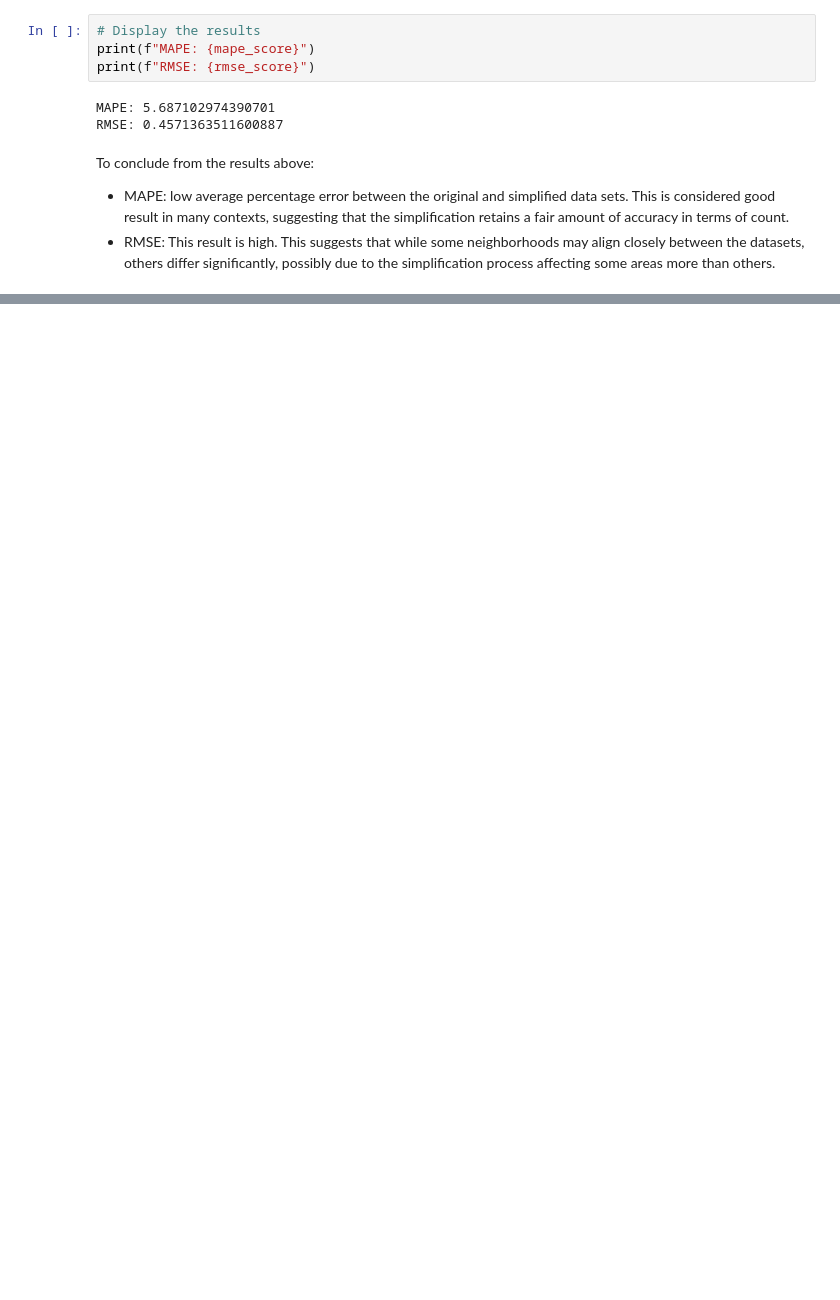
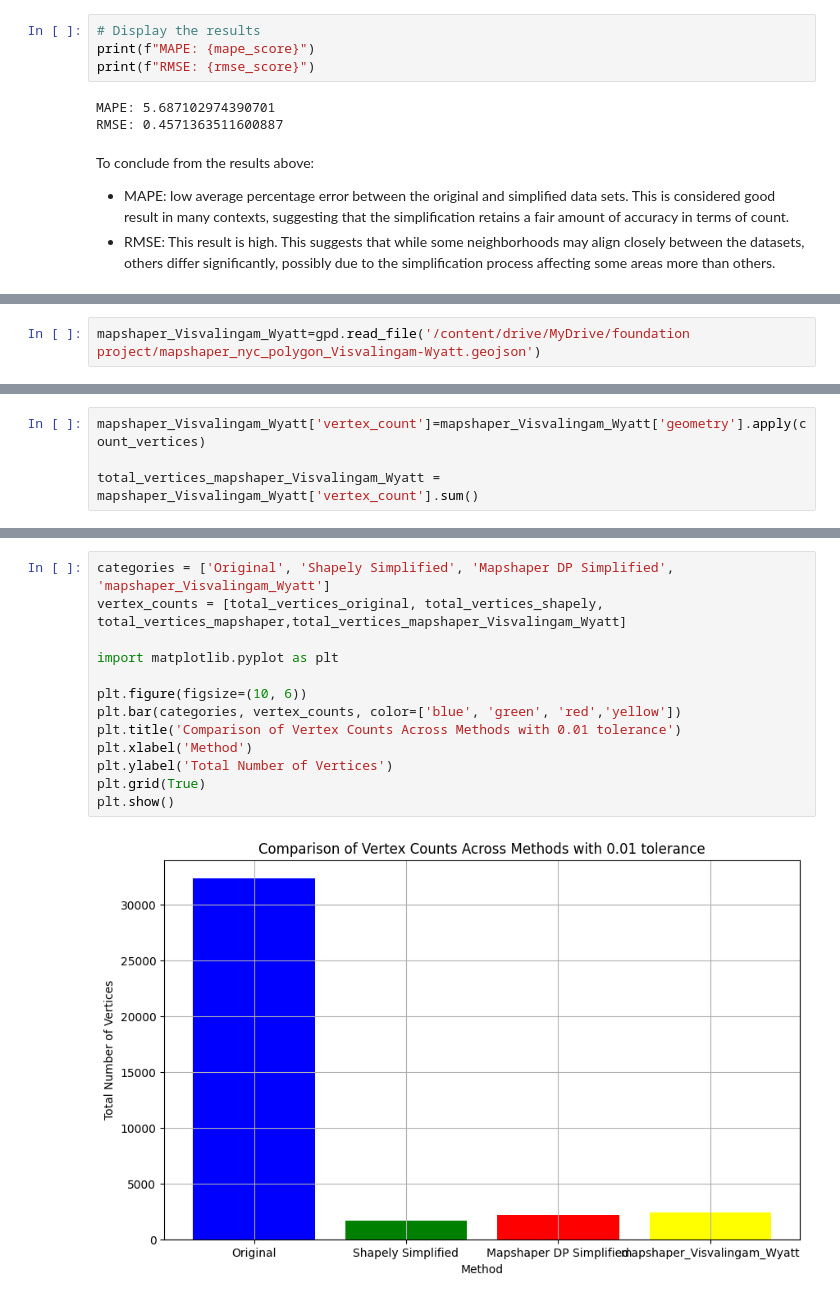
Before and after one commit to Dr-Isam-ALJAWARNEH/ds-project-line-simplification-spatial-join, a Jupyter notebook: starting-code/project_my_code.ipynb, the cells around one changed output, grey strips where cells are left out. Drawn from its saved outputs; the diff is of its cells as text; blank space fills up the shorter version.

```diff
--- a/starting-code/project_my_code.ipynb
+++ b/starting-code/project_my_code.ipynb
@@ -851,0 +851,2 @@ To conclude from the results above:
+# %%
+mapshaper_Visvalingam_Wyatt=gpd.read_file('/content/drive/MyDrive/foundation project/mapshaper_nyc_polygon_Visvalingam-Wyatt.geojson')
@@ -851,0 +870,4 @@ To conclude from the results above:
+# %%
+mapshaper_Visvalingam_Wyatt['vertex_count']=mapshaper_Visvalingam_Wyatt['geometry'].apply(count_vertices)
+
+total_vertices_mapshaper_Visvalingam_Wyatt = mapshaper_Visvalingam_Wyatt['vertex_count'].sum()
@@ -851,0 +884,15 @@ To conclude from the results above:
+# %%
+categories = ['Original', 'Shapely Simplified', 'Mapshaper DP Simplified', 'mapshaper_Visvalingam_Wyatt']
+vertex_counts = [total_vertices_original, total_vertices_shapely, total_vertices_mapshaper,total_vertices_mapshaper_Visvalingam_Wyatt]
+
+import matplotlib.pyplot as plt
+
+plt.figure(figsize=(10, 6))
+plt.bar(categories, vertex_counts, color=['blue', 'green', 'red','yellow'])
+plt.title('Comparison of Vertex Counts Across Methods with 0.01 tolerance')
+plt.xlabel('Method')
+plt.ylabel('Total Number of Vertices')
+plt.grid(True)
+plt.show()
+# %% [output]
+[figure, added]
```
Also changed, not shown: parts of 33 cells of this notebook, 2 other files.
